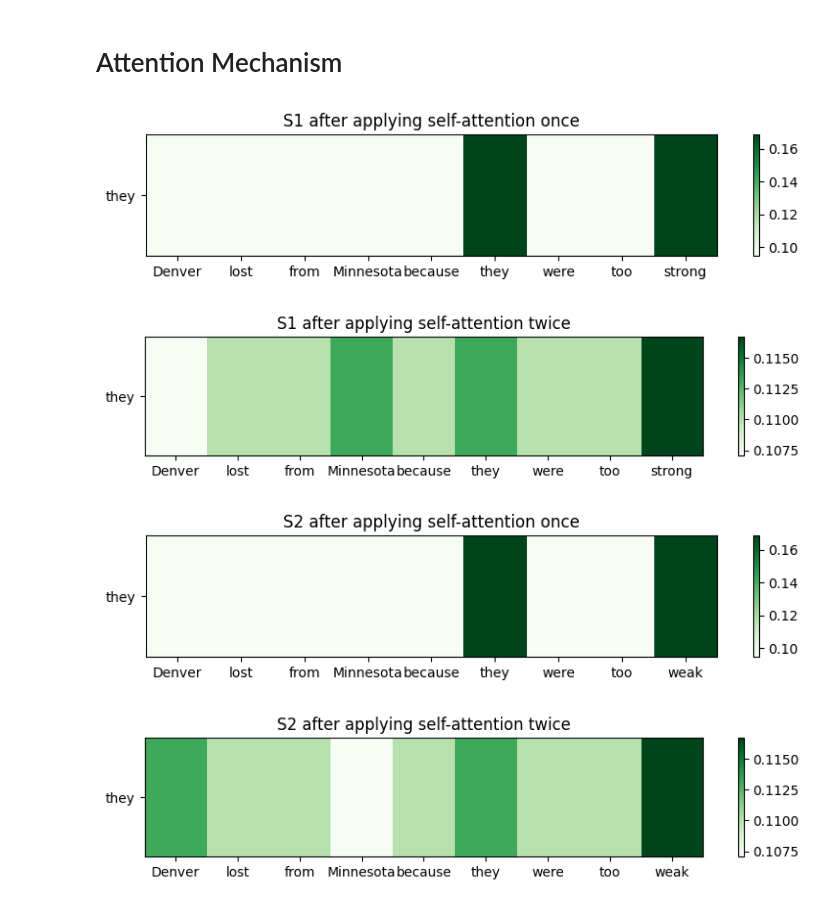
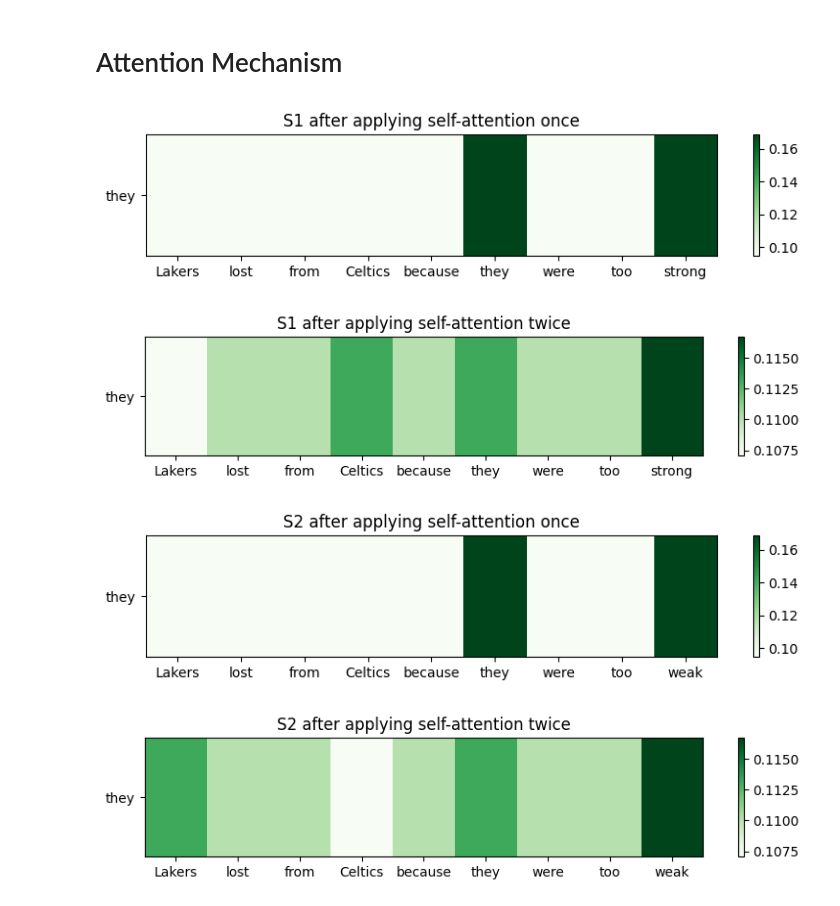
Before and after one commit to ericpfs/NLP, a Jupyter notebook: Attention Mechanism.ipynb, the cells around one changed output. Saved outputs shown, nothing was run; the diff lists cells and outputs as text; code cells hidden in the pictures.

```diff
--- a/Attention Mechanism.ipynb
+++ b/Attention Mechanism.ipynb
@@ -16,8 +14,8 @@ xaxis = np.array(range(0, 9))
 first, last, step = xaxis[0], xaxis[-1], xaxis[1] - xaxis[0]
 extent = [first - step / 2.0, last + step / 2.0, 0, 1]
 
-s1 = "Denver lost from Minnesota because they were too strong".split()
-s2 = "Denver lost from Minnesota because they were too weak".split()
+s1 = "Lakers lost from Celtics because they were too strong".split()
+s2 = "Lakers lost from Celtics because they were too weak".split()
 encoding_1 = np.array(
     [
         [1, 0, 0, -1, 0, 0, 0, 0, -1],
@@ -58,34 +56,34 @@ def attend(encoding):
 
 
 def colormap(attention_weights, words, title):
     plt.imshow(attention_weights[np.newaxis, :], cmap="Greens", aspect="auto", extent=extent)
     plt.xticks(xaxis, words)
     plt.yticks([0.5], ["they"])
     plt.title(title)
     plt.colorbar()
     plt.tight_layout()
     plt.show()
 
 
 # 5 is the index of the word "they", which want to plot when it's the query
 they_idx = 5
 
 for idx, (sentence, encoding) in enumerate(zip((s1, s2), (encoding_1, encoding_2))):
     attention_weights_1, attended_values_1 = attend(encoding)
     attention_weights_2, attended_values_2 = attend(attended_values_1)
 
     colormap(
         attention_weights_1[:, they_idx],
         sentence,
         f"S{idx + 1} after applying self-attention once",
     )
     colormap(
         attention_weights_2[:, they_idx],
         sentence,
         f"S{idx + 1} after applying self-attention twice",
     )
 # %% [output]
-[figure, old version]
+[figure, new version]
-[figure, old version]
+[figure, new version]
-[figure, old version]
+[figure, new version]
-[figure, old version]
+[figure, new version]
```
Also changed, not shown: parts of 2 cells of this notebook.
